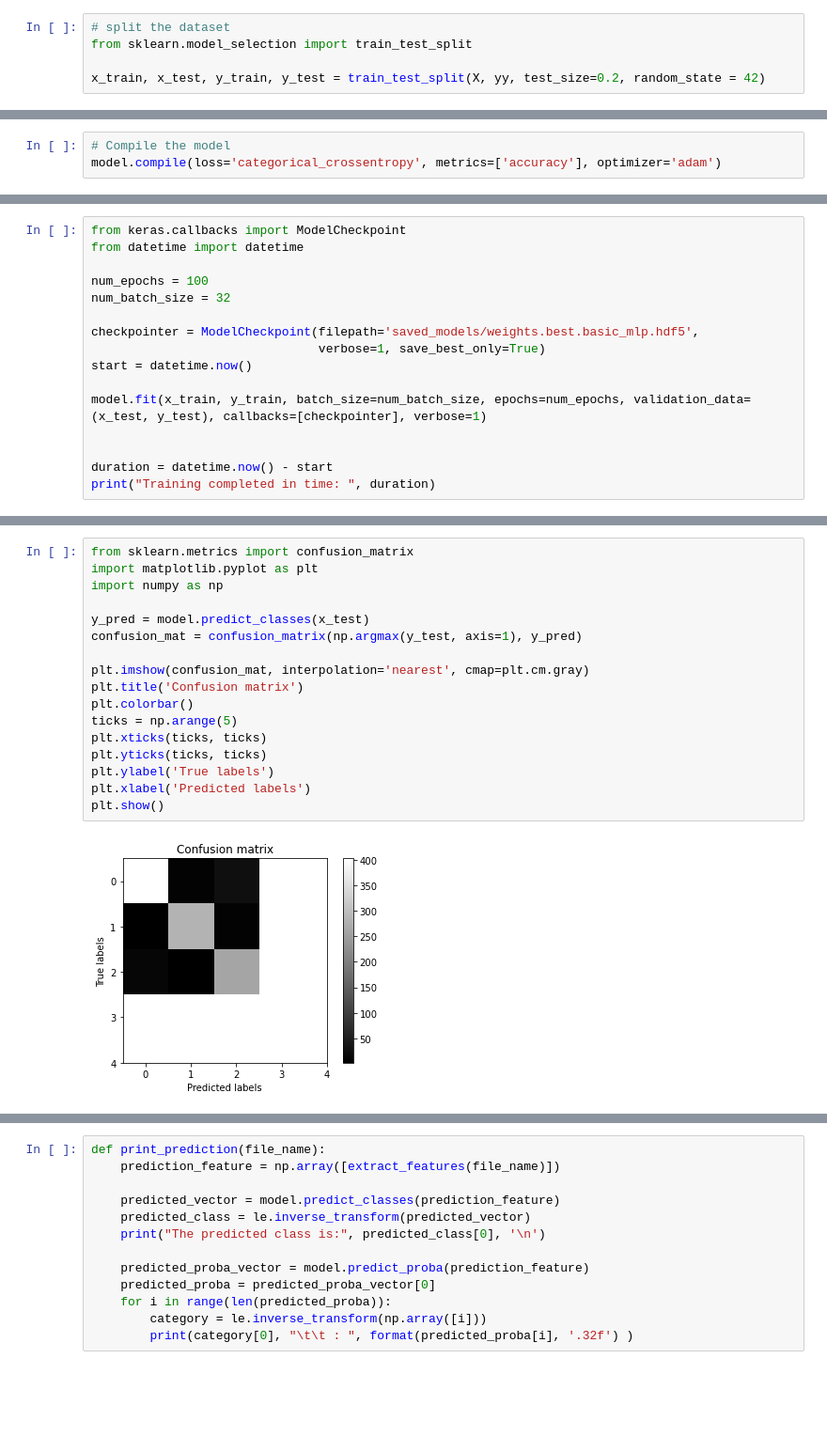
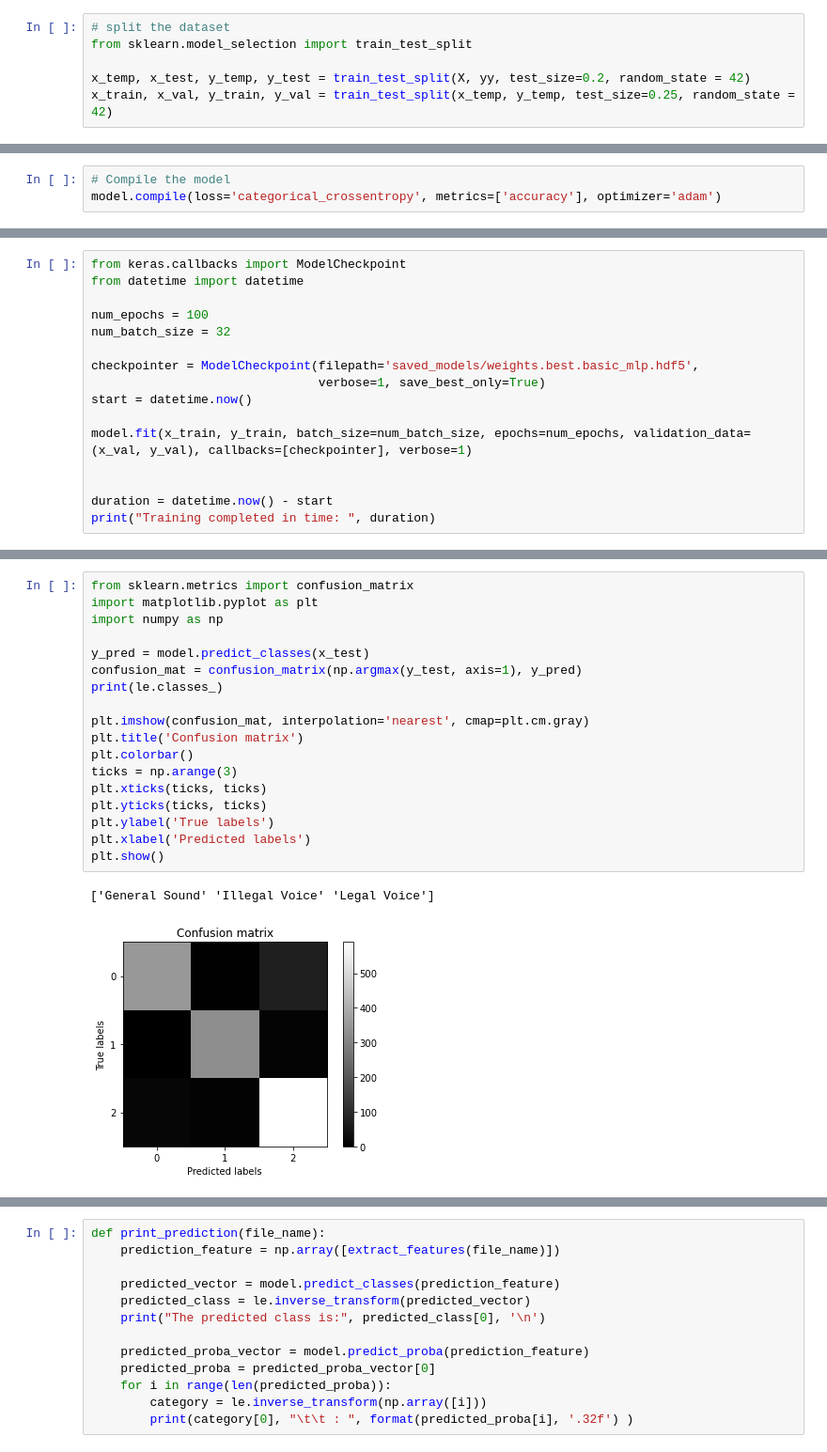
Before and after one commit to binAudioMeo/keras-CNN-MFCC, a Jupyter notebook: Binary_Classification/Audio_Classification.ipynb, the cells around one changed output, grey strips where cells are left out. Shown at 94% size. Saved outputs shown, nothing was run; the diff lists cells and outputs as text; blank space fills up the shorter version.

Commit message:
user voice 데이터 추가하고 검증셋 나눔

```diff
--- a/Binary_Classification/Audio_Classification.ipynb
+++ b/Binary_Classification/Audio_Classification.ipynb
@@ -75,7 +75,8 @@ yy = to_categorical(le.fit_transform(y))
 # split the dataset
 from sklearn.model_selection import train_test_split
 
-x_train, x_test, y_train, y_test = train_test_split(X, yy, test_size=0.2, random_state = 42)
+x_temp, x_test, y_temp, y_test = train_test_split(X, yy, test_size=0.2, random_state = 42)
+x_train, x_val, y_train, y_val = train_test_split(x_temp, y_temp, test_size=0.25, random_state = 42)
 # %%
 import numpy as np
 from keras.models import Sequential
@@ -142,7 +143,7 @@ checkpointer = ModelCheckpoint(filepath='saved_models/weights.best.basic_mlp.hdf
                                verbose=1, save_best_only=True)
 start = datetime.now()
 
-model.fit(x_train, y_train, batch_size=num_batch_size, epochs=num_epochs, validation_data=(x_test, y_test), callbacks=[checkpointer], verbose=1)
+model.fit(x_train, y_train, batch_size=num_batch_size, epochs=num_epochs, validation_data=(x_val, y_val), callbacks=[checkpointer], verbose=1)
 
 
 duration = datetime.now() - start
@@ -168,22 +169,24 @@ Training completed in time:  0:01:40.628085
-# %%
-from sklearn.metrics import confusion_matrix
-import matplotlib.pyplot as plt
-import numpy as np
-
-y_pred = model.predict_classes(x_test)
-confusion_mat = confusion_matrix(np.argmax(y_test, axis=1), y_pred)
-
-plt.imshow(confusion_mat, interpolation='nearest', cmap=plt.cm.gray)
-plt.title('Confusion matrix')
-plt.colorbar()
-ticks = np.arange(5)
-plt.xticks(ticks, ticks)
-plt.yticks(ticks, ticks)
-plt.ylabel('True labels')
-plt.xlabel('Predicted labels')
-plt.show()
-# %% [output]
-[figure, removed]
+# %%
+from sklearn.metrics import confusion_matrix
+import matplotlib.pyplot as plt
+import numpy as np
+
+y_pred = model.predict_classes(x_test)
+confusion_mat = confusion_matrix(np.argmax(y_test, axis=1), y_pred)
+print(le.classes_)
+
+plt.imshow(confusion_mat, interpolation='nearest', cmap=plt.cm.gray)
+plt.title('Confusion matrix')
+plt.colorbar()
+ticks = np.arange(3)
+plt.xticks(ticks, ticks)
+plt.yticks(ticks, ticks)
+plt.ylabel('True labels')
+plt.xlabel('Predicted labels')
+plt.show()
+# %% [output]
+['General Sound' 'Illegal Voice' 'Legal Voice']
+[figure, added]
 # %%
 # Evaluating the model on the training and testing set
 score = model.evaluate(x_train, y_train, verbose=0)
```
Also changed, not shown: parts of 5 cells of this notebook.
